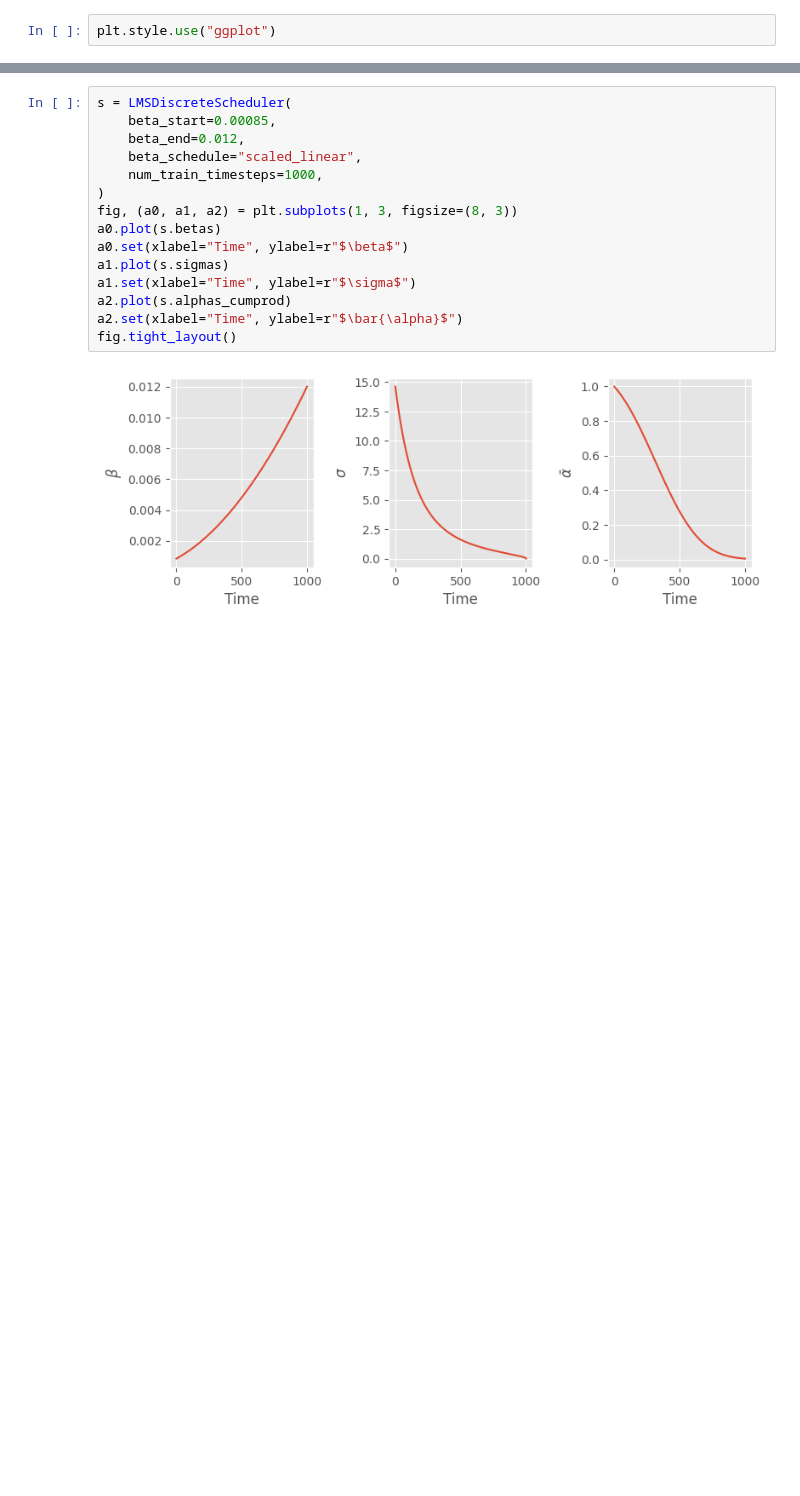
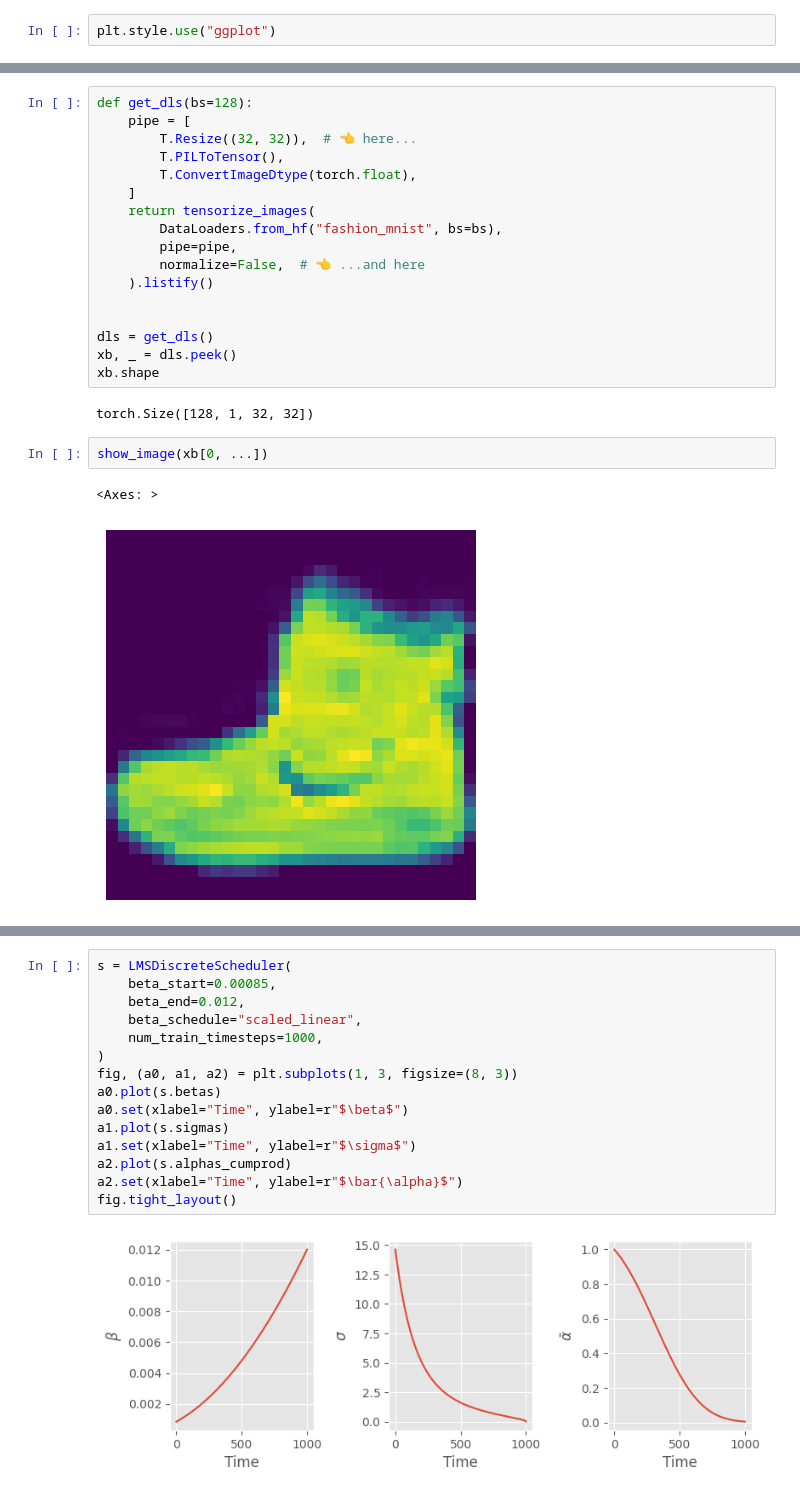
Before and after one commit to jeremyadamsfisher/SlowAI, a Jupyter notebook: nbs/13_ddpm.ipynb, the cells around one changed output, grey strips where cells are left out. Cells and saved outputs as stored; diff of their text form; blank space fills up the shorter version.

```diff
--- a/nbs/13_ddpm.ipynb
+++ b/nbs/13_ddpm.ipynb
@@ -52,0 +66,24 @@ plt.style.use("ggplot")
+# %%
+def get_dls(bs=128):
+    pipe = [
+        T.Resize((32, 32)),  # 👈 here...
+        T.PILToTensor(),
+        T.ConvertImageDtype(torch.float),
+    ]
+    return tensorize_images(
+        DataLoaders.from_hf("fashion_mnist", bs=bs),
+        pipe=pipe,
+        normalize=False,  # 👈 ...and here
+    ).listify()
+
+
+dls = get_dls()
+xb, _ = dls.peek()
+xb.shape
+# %% [output]
+torch.Size([128, 1, 32, 32])
+# %%
+show_image(xb[0, ...])
+# %% [output]
+<Axes: >
+[figure, added]
```
Also changed, not shown: parts of 37 cells of this notebook, 11 other files.
